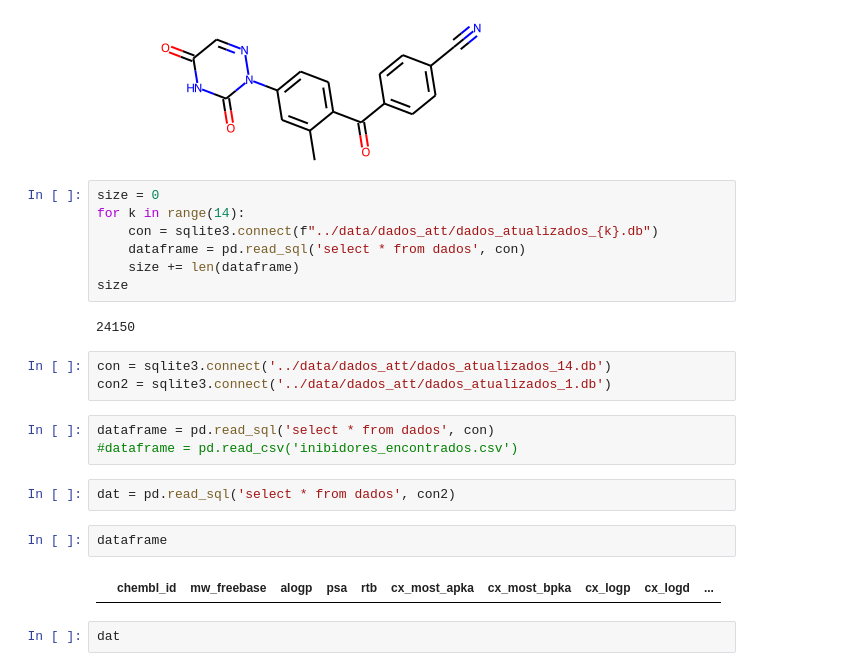
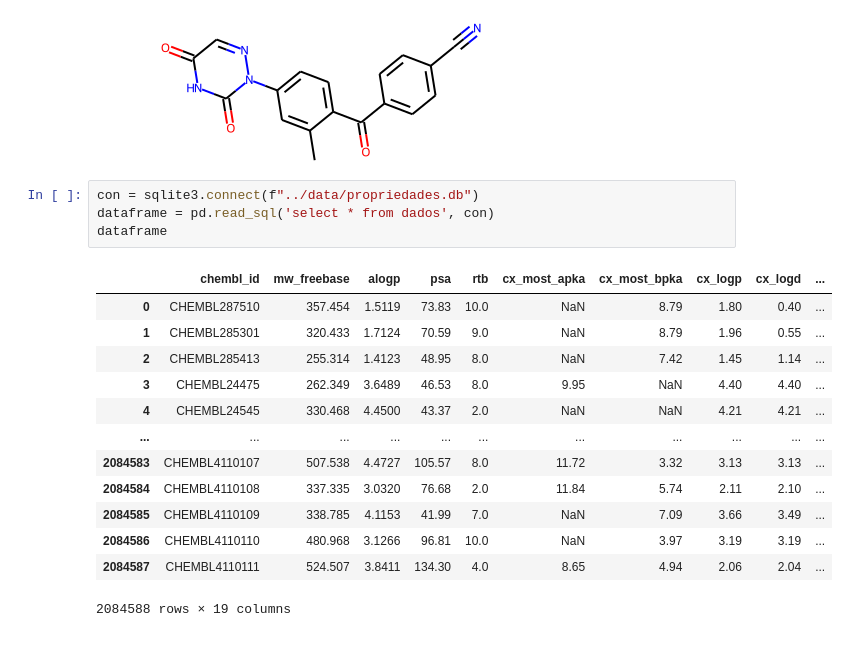
Before and after one commit to alverad-katsuro/chembl_analyser, a Jupyter notebook: cruzipain/Testes.ipynb, the cells around one changed output. Cells and saved outputs as stored; diff of their text form.

```diff
--- a/cruzipain/Testes.ipynb
+++ b/cruzipain/Testes.ipynb
@@ -39,25 +36,20 @@ Chem.MolFromSmiles(smiles)
 # %% [output]
 [figure]
 # %%
-size = 0
-for k in range(14):
-    con = sqlite3.connect(f"../data/dados_att/dados_atualizados_{k}.db")
-    dataframe = pd.read_sql('select * from dados', con)
-    size += len(dataframe)
-size
+con = sqlite3.connect(f"../data/propriedades.db")
+dataframe = pd.read_sql('select * from dados', con)
+dataframe
 # %% [output]
+|  | chembl_id | mw_freebase | alogp | psa | rtb | cx_most_apka | cx_most_bpka | cx_logp | cx_logd | ... |
+| 0 | CHEMBL287510 | 357.454 | 1.5119 | 73.83 | 10.0 | NaN | 8.79 | 1.80 | 0.40 | ... |
+| 1 | CHEMBL285301 | 320.433 | 1.7124 | 70.59 | 9.0 | NaN | 8.79 | 1.96 | 0.55 | ... |
+| 2 | CHEMBL285413 | 255.314 | 1.4123 | 48.95 | 8.0 | NaN | 7.42 | 1.45 | 1.14 | ... |
+| 3 | CHEMBL24475 | 262.349 | 3.6489 | 46.53 | 8.0 | 9.95 | NaN | 4.40 | 4.40 | ... |
+| 4 | CHEMBL24545 | 330.468 | 4.4500 | 43.37 | 2.0 | NaN | NaN | 4.21 | 4.21 | ... |
+| ... | ... | ... | ... | ... | ... | ... | ... | ... | ... | ... |
+| 2084583 | CHEMBL4110107 | 507.538 | 4.4727 | 105.57 | 8.0 | 11.72 | 3.32 | 3.13 | 3.13 | ... |
+| 2084584 | CHEMBL4110108 | 337.335 | 3.0320 | 76.68 | 2.0 | 11.84 | 5.74 | 2.11 | 2.10 | ... |
+| 2084585 | CHEMBL4110109 | 338.785 | 4.1153 | 41.99 | 7.0 | NaN | 7.09 | 3.66 | 3.49 | ... |
+| 2084586 | CHEMBL4110110 | 480.968 | 3.1266 | 96.81 | 10.0 | NaN | 3.97 | 3.19 | 3.19 | ... |
+| 2084587 | CHEMBL4110111 | 524.507 | 3.8411 | 134.30 | 4.0 | 8.65 | 4.94 | 2.06 | 2.04 | ... |
-24150
+2084588 rows × 19 columns
-# %%
-con = sqlite3.connect('../data/dados_att/dados_atualizados_14.db')
-con2 = sqlite3.connect('../data/dados_att/dados_atualizados_1.db')
-# %%
-dataframe = pd.read_sql('select * from dados', con)
-#dataframe = pd.read_csv('inibidores_encontrados.csv')
-# %%
-dat = pd.read_sql('select * from dados', con2)
-# %%
-dataframe
-# %% [output]
-|  | chembl_id | mw_freebase | alogp | psa | rtb | cx_most_apka | cx_most_bpka | cx_logp | cx_logd | ... |
-# %%
-dat
```
Also changed, not shown: parts of 26 cells of this notebook, 7 other files.
